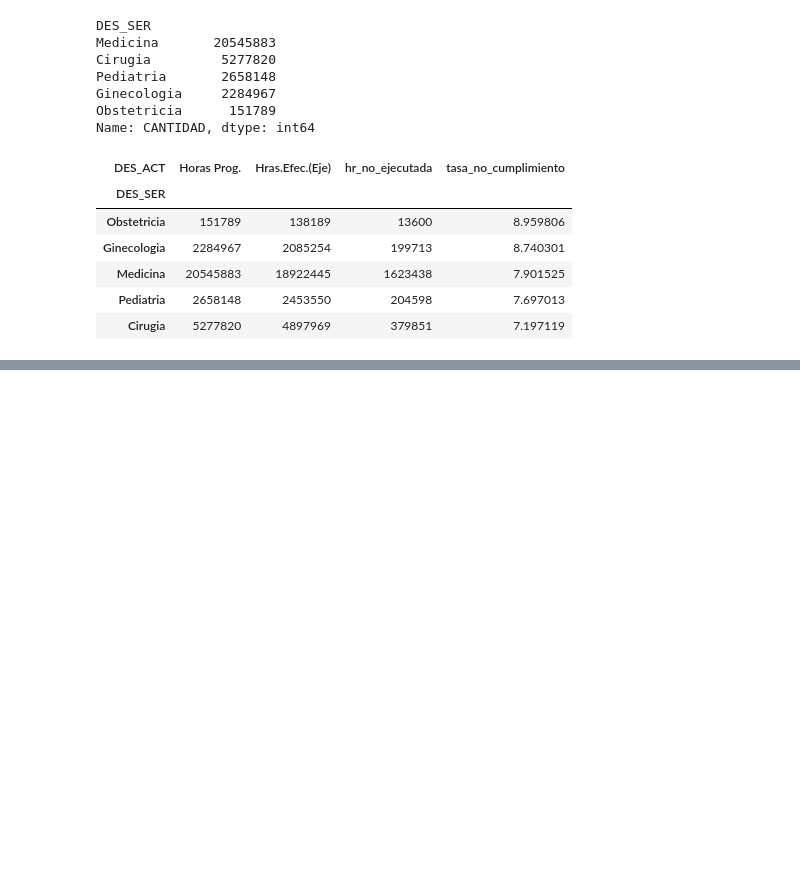
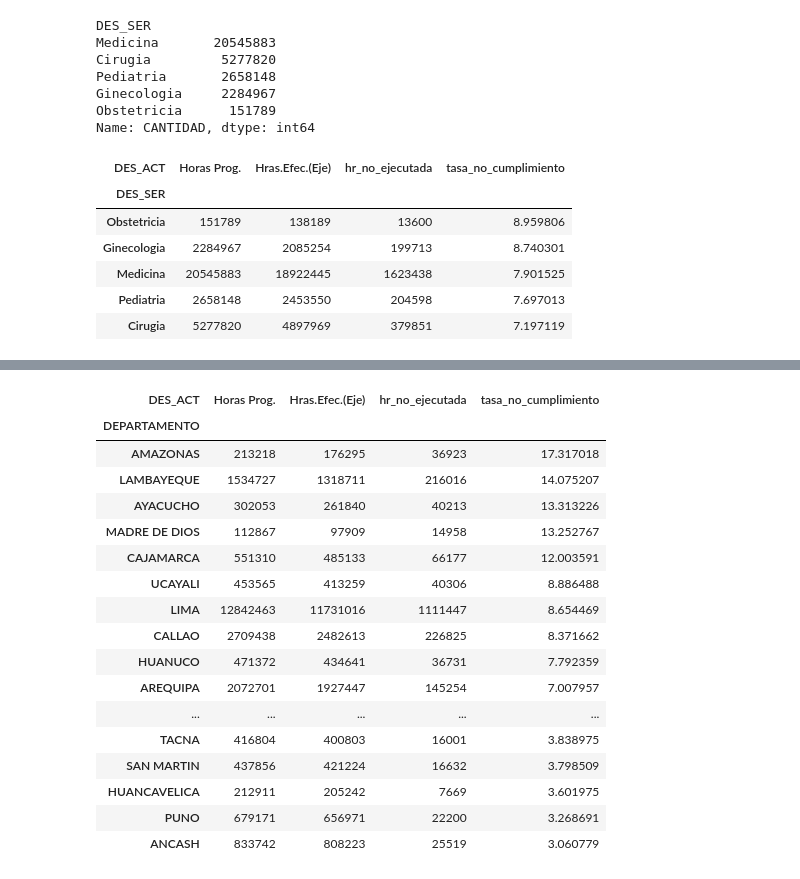
Before and after one commit to jeanpierre-gamboa/Data_Analysis_Essalud, a Jupyter notebook: perfil.ipynb, the cells around one changed output, grey strips where cells are left out. Saved outputs shown, nothing was run; the diff lists cells and outputs as text; code cells hidden in the pictures; blank space fills up the shorter version.

```diff
--- a/perfil.ipynb
+++ b/perfil.ipynb
@@ -195,0 +247,26 @@ df_tabla.sort_values(by="tasa_no_cumplimiento", ascending= False)
+# %%
+df_horas = df[df["DES_ACT"].isin(["Horas Prog.", "Hras.Efec.(Eje)"])]
+df_tabla_dep = df_horas.groupby(["DEPARTAMENTO","DES_ACT"])["CANTIDAD"].sum()
+df_tabla_dep = df_tabla_dep.unstack()
+df_tabla_dep["hr_no_ejecutada"] = df_tabla_dep["Horas Prog."] - df_tabla_dep["Hras.Efec.(Eje)"]
+df_tabla_dep["tasa_no_cumplimiento"] = (df_tabla_dep["hr_no_ejecutada"] / df_tabla_dep["Horas Prog."])*100
+df_tabla_dep.sort_values(by="tasa_no_cumplimiento", ascending= False)
+# %% [output]
+| DES_ACT | Horas Prog. | Hras.Efec.(Eje) | hr_no_ejecutada | tasa_no_cumplimiento |
+| DEPARTAMENTO |  |  |  |  |
+| AMAZONAS | 213218 | 176295 | 36923 | 17.317018 |
+| LAMBAYEQUE | 1534727 | 1318711 | 216016 | 14.075207 |
+| AYACUCHO | 302053 | 261840 | 40213 | 13.313226 |
+| MADRE DE DIOS | 112867 | 97909 | 14958 | 13.252767 |
+| CAJAMARCA | 551310 | 485133 | 66177 | 12.003591 |
+| UCAYALI | 453565 | 413259 | 40306 | 8.886488 |
+| LIMA | 12842463 | 11731016 | 1111447 | 8.654469 |
+| CALLAO | 2709438 | 2482613 | 226825 | 8.371662 |
+| HUANUCO | 471372 | 434641 | 36731 | 7.792359 |
+| AREQUIPA | 2072701 | 1927447 | 145254 | 7.007957 |
+| ... | ... | ... | ... | ... |
+| TACNA | 416804 | 400803 | 16001 | 3.838975 |
+| SAN MARTIN | 437856 | 421224 | 16632 | 3.798509 |
+| HUANCAVELICA | 212911 | 205242 | 7669 | 3.601975 |
+| PUNO | 679171 | 656971 | 22200 | 3.268691 |
+| ANCASH | 833742 | 808223 | 25519 | 3.060779 |
```
Also changed, not shown: parts of 9 cells of this notebook.
